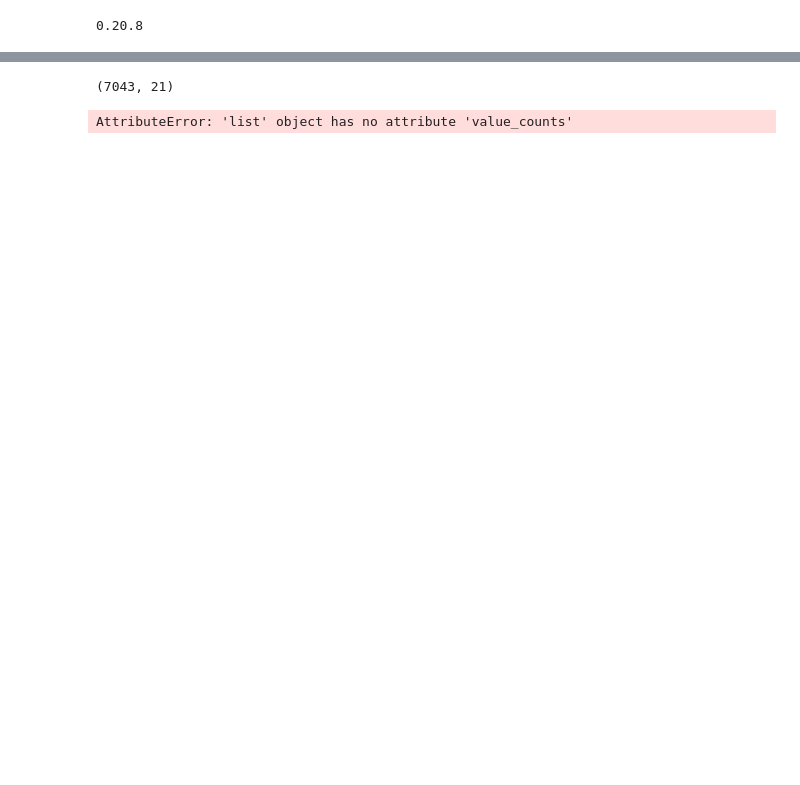
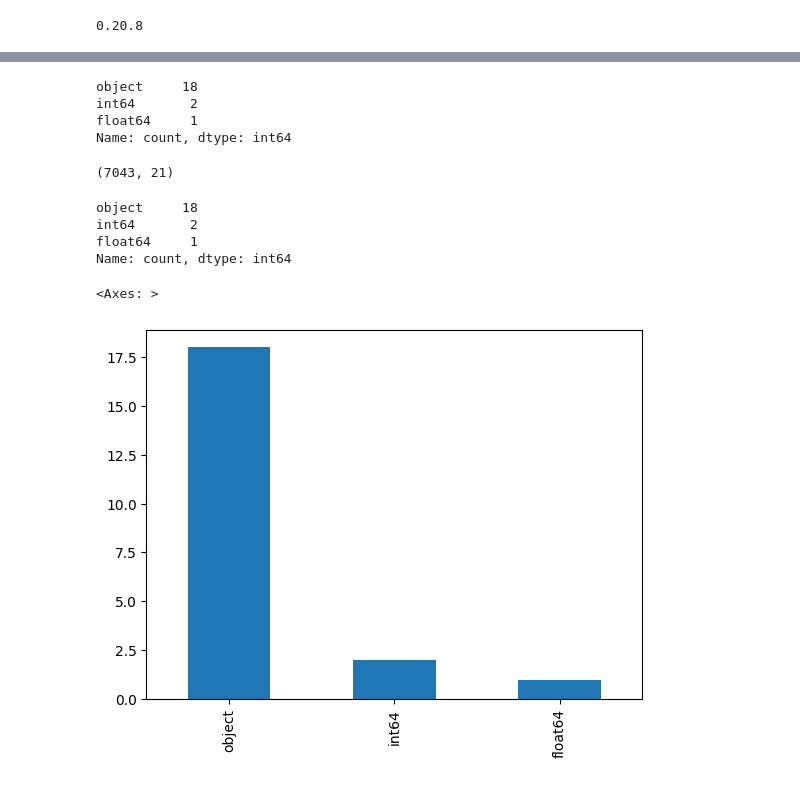
Before and after one commit to badohoun/MLoPsMlflowDagshubPycaret, a Jupyter notebook: eda.ipynb, the cells around one changed output, grey strips where cells are left out. Saved outputs shown, nothing was run; the diff lists cells and outputs as text; code cells hidden in the pictures; blank space fills up the shorter version.

```diff
--- a/eda.ipynb
+++ b/eda.ipynb
@@ -103,4 +92,6 @@ CUSTOMER_CHURN_CSV_FPATH : str  = THIS_DIR  + '/data/customer_churn_data.csv'
 
 #features_data = pl.concat(features_data)
 
-data = pl.read_csv(CUSTOMER_CHURN_CSV_FPATH)
+# data = pl.read_csv(CUSTOMER_CHURN_CSV_FPATH)
+
+data = pd.read_csv(CUSTOMER_CHURN_CSV_FPATH)
@@ -129,3 +98,14 @@ df.dtypes
+# %%
+#df = data.clone() polars
+df = data.copy()
+# %%
+# df.dtypes
+df.dtypes.value_counts()
+# %% [output]
+object     18
+int64       2
+float64     1
+Name: count, dtype: int64
 # %%
 
 df.shape # Nombre de lignes , Nombre de colonnes : dimensionalite du dataset
@@ -134,4 +114,7 @@ df.shape # Nombre de lignes , Nombre de colonnes : dimensionalite du dataset
 # %%
 df.dtypes.value_counts()
 # %% [output]
-AttributeError: 'list' object has no attribute 'value_counts'
+object     18
+int64       2
+float64     1
+Name: count, dtype: int64
@@ -137,0 +123,5 @@ AttributeError: 'list' object has no attribute 'value_counts'
+# %%
+df.dtypes.value_counts().plot(kind = 'bar')
+# %% [output]
+<Axes: >
+[figure, added]
```
Also changed, not shown: parts of 27 cells of this notebook.
